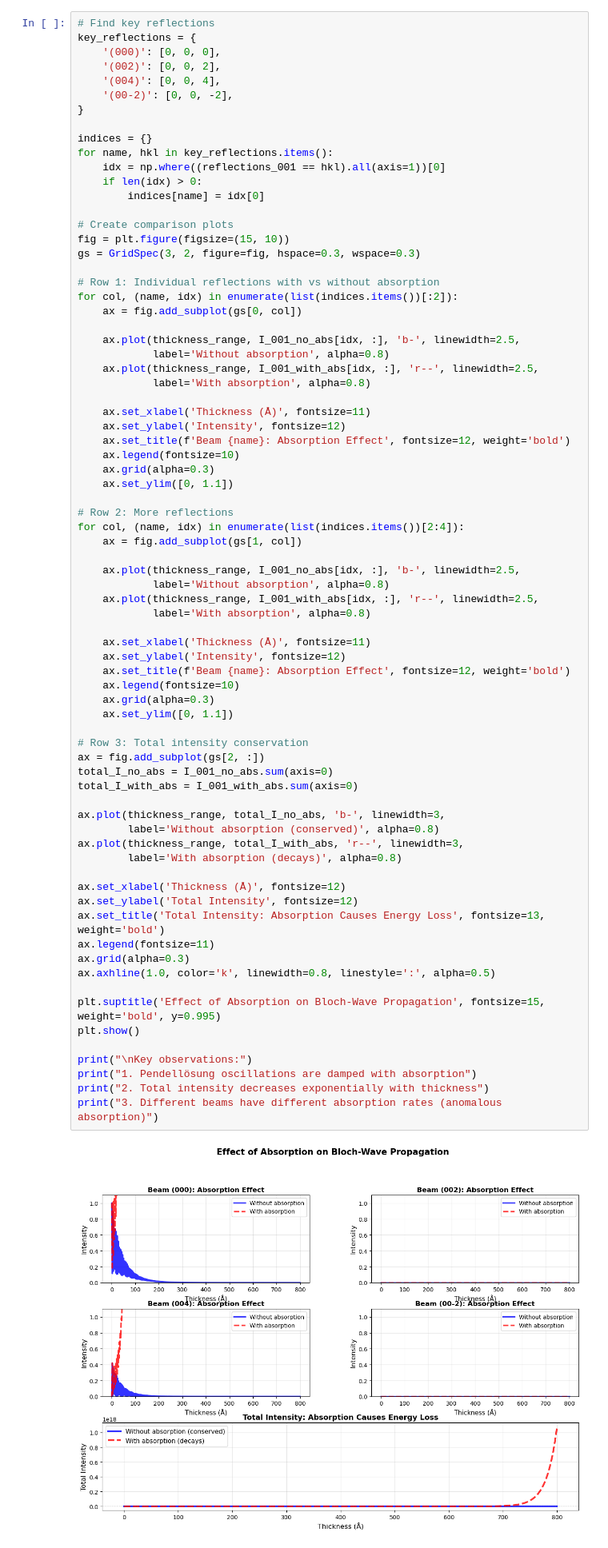
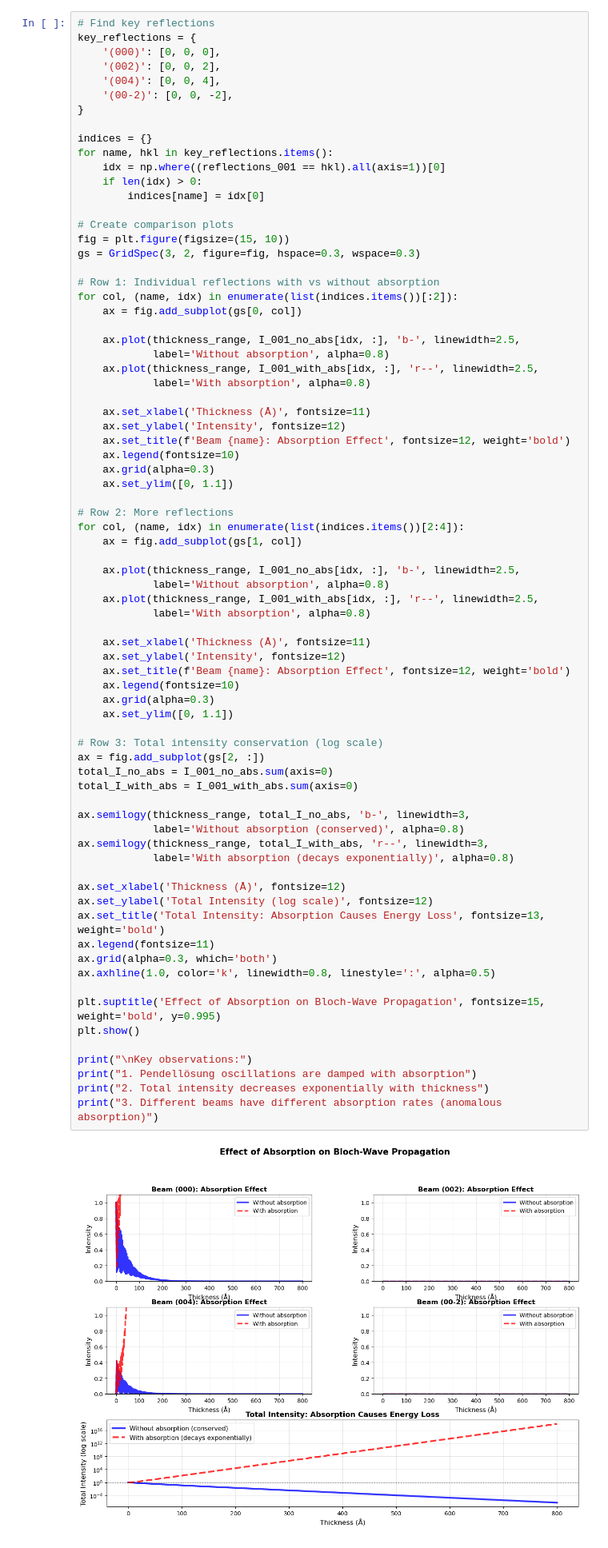
Before and after one commit to NU-MSE-LECTURES/465_Computational_Microscopy_2026, a Jupyter notebook: Week_06/lectures/lecture_6.4_bloch_wave_absorption_cbed.ipynb, the cells around one changed output. Shown at 80% size. Cells and saved outputs as stored; diff of their text form.

```diff
--- a/Week_06/lectures/lecture_6.4_bloch_wave_absorption_cbed.ipynb
+++ b/Week_06/lectures/lecture_6.4_bloch_wave_absorption_cbed.ipynb
@@ -537,41 +537,41 @@ for col, (name, idx) in enumerate(list(indices.items())[2:4]):
     ax.plot(thickness_range, I_001_no_abs[idx, :], 'b-', linewidth=2.5,
             label='Without absorption', alpha=0.8)
     ax.plot(thickness_range, I_001_with_abs[idx, :], 'r--', linewidth=2.5,
             label='With absorption', alpha=0.8)
 
     ax.set_xlabel('Thickness (Å)', fontsize=11)
     ax.set_ylabel('Intensity', fontsize=12)
     ax.set_title(f'Beam {name}: Absorption Effect', fontsize=12, weight='bold')
     ax.legend(fontsize=10)
     ax.grid(alpha=0.3)
     ax.set_ylim([0, 1.1])
 
-# Row 3: Total intensity conservation
+# Row 3: Total intensity conservation (log scale)
 ax = fig.add_subplot(gs[2, :])
 total_I_no_abs = I_001_no_abs.sum(axis=0)
 total_I_with_abs = I_001_with_abs.sum(axis=0)
 
-ax.plot(thickness_range, total_I_no_abs, 'b-', linewidth=3,
-        label='Without absorption (conserved)', alpha=0.8)
-ax.plot(thickness_range, total_I_with_abs, 'r--', linewidth=3,
-        label='With absorption (decays)', alpha=0.8)
+ax.semilogy(thickness_range, total_I_no_abs, 'b-', linewidth=3,
+            label='Without absorption (conserved)', alpha=0.8)
+ax.semilogy(thickness_range, total_I_with_abs, 'r--', linewidth=3,
+            label='With absorption (decays exponentially)', alpha=0.8)
 
 ax.set_xlabel('Thickness (Å)', fontsize=12)
-ax.set_ylabel('Total Intensity', fontsize=12)
+ax.set_ylabel('Total Intensity (log scale)', fontsize=12)
 ax.set_title('Total Intensity: Absorption Causes Energy Loss', fontsize=13, weight='bold')
 ax.legend(fontsize=11)
-ax.grid(alpha=0.3)
+ax.grid(alpha=0.3, which='both')
 ax.axhline(1.0, color='k', linewidth=0.8, linestyle=':', alpha=0.5)
 
 plt.suptitle('Effect of Absorption on Bloch-Wave Propagation', fontsize=15, weight='bold', y=0.995)
 plt.show()
 
 print("\nKey observations:")
 print("1. Pendellösung oscillations are damped with absorption")
 print("2. Total intensity decreases exponentially with thickness")
 print("3. Different beams have different absorption rates (anomalous absorption)")
 # %% [output]
-[figure, old version]
+[figure, new version]
 Key observations:
 1. Pendellösung oscillations are damped with absorption
 2. Total intensity decreases exponentially with thickness
```
Also changed, not shown: 25 other files.
